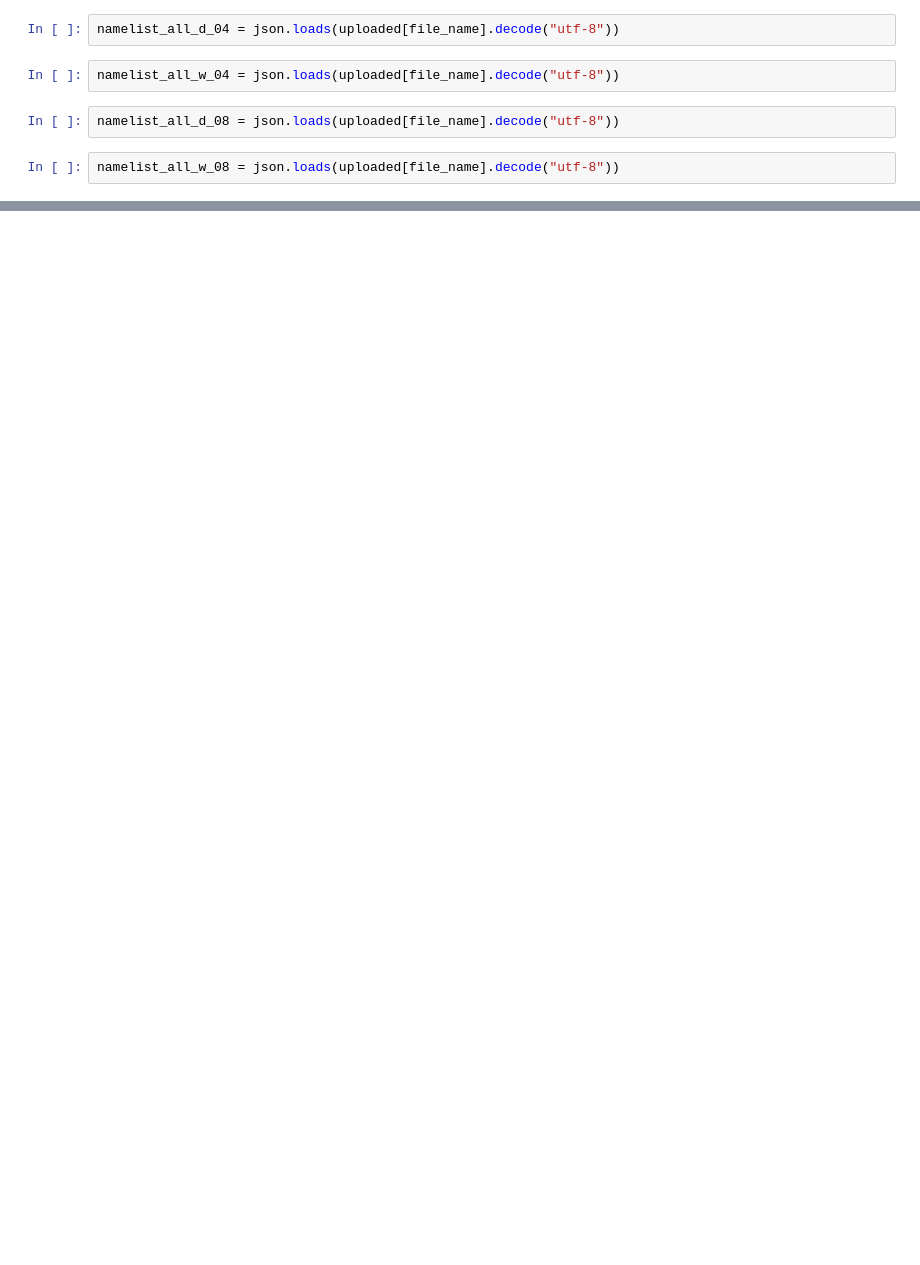
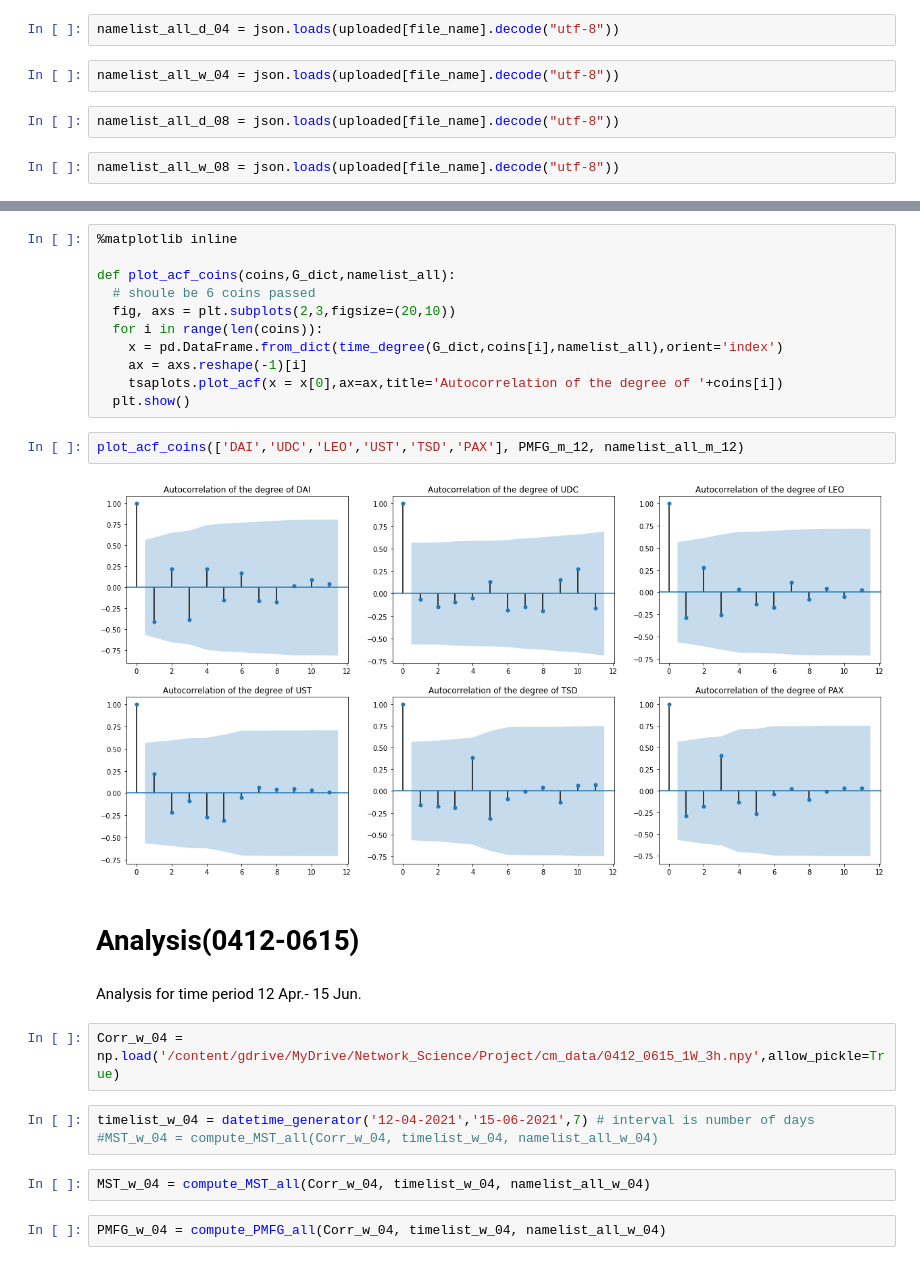
Before and after one commit to codingFerryman/crypto_market_hierarchy_structure, a Jupyter notebook: src/degree_analysis.ipynb, the cells around one changed output, grey strips where cells are left out. Drawn from its saved outputs; the diff is of its cells as text; blank space fills up the shorter version.

```diff
--- a/src/degree_analysis.ipynb
+++ b/src/degree_analysis.ipynb
@@ -222,0 +255,28 @@ plot_acf_coin('NEO',MST_d_04,namelist_all_d_04)
+# %%
+%matplotlib inline
+
+def plot_acf_coins(coins,G_dict,namelist_all):
+  # shoule be 6 coins passed
+  fig, axs = plt.subplots(2,3,figsize=(20,10))
+  for i in range(len(coins)):
+    x = pd.DataFrame.from_dict(time_degree(G_dict,coins[i],namelist_all),orient='index')
+    ax = axs.reshape(-1)[i]
+    tsaplots.plot_acf(x = x[0],ax=ax,title='Autocorrelation of the degree of '+coins[i])
+  plt.show()
+# %%
+plot_acf_coins(['DAI','UDC','LEO','UST','TSD','PAX'], PMFG_m_12, namelist_all_m_12)
+# %% [output]
+[figure, added]
+# %% [markdown]
+# Analysis(0412-0615)
+# %% [markdown]
+Analysis for time period 12 Apr.- 15 Jun.
+# %%
+Corr_w_04 = np.load('/content/gdrive/MyDrive/Network_Science/Project/cm_data/0412_0615_1W_3h.npy',allow_pickle=True)
+# %%
+timelist_w_04 = datetime_generator('12-04-2021','15-06-2021',7) # interval is number of days
+#MST_w_04 = compute_MST_all(Corr_w_04, timelist_w_04, namelist_all_w_04)
+# %%
+MST_w_04 = compute_MST_all(Corr_w_04, timelist_w_04, namelist_all_w_04)
+# %%
+PMFG_w_04 = compute_PMFG_all(Corr_w_04, timelist_w_04, namelist_all_w_04)
```
Also changed, not shown: parts of 49 cells of this notebook.
